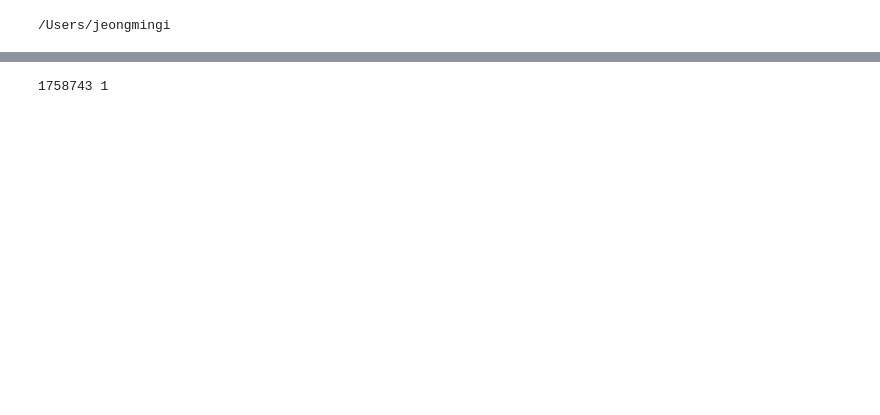
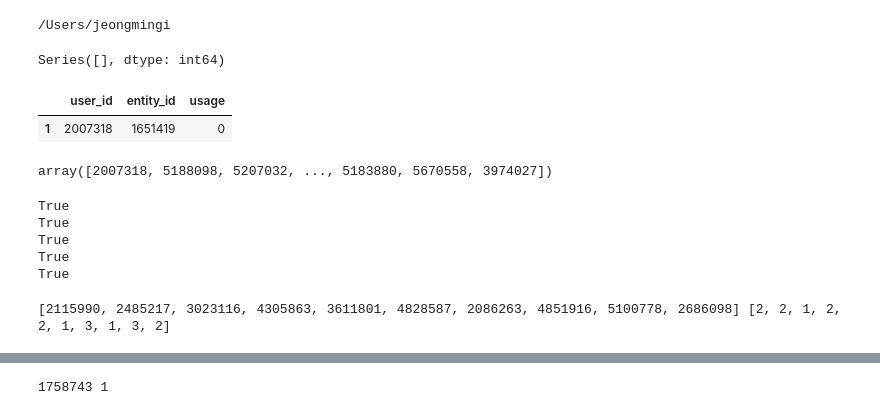
Before and after one commit to Kugi/sw_maestro_data_mining, a Jupyter notebook: Min/2Profiling/user_age_Profiled_.ipynb, the cells around one changed output, grey strips where cells are left out. Drawn from its saved outputs; the diff is of its cells as text; code cells hidden in the pictures; blank space fills up the shorter version.

```diff
--- a/Min/2Profiling/user_age_Profiled_.ipynb
+++ b/Min/2Profiling/user_age_Profiled_.ipynb
@@ -16,2 +21,6 @@ EF_table = pickle.load(file('desktop/dataMining/pickles/entityid_featureid.pkl')
+# %%
+uapp_[uapp_['entity_id'] == 2].usage
+# %% [output]
+Series([], dtype: int64)
 # %%
 def what_ages(i):
@@ -51,13 +74,37 @@ def what_ages(i):
 ####### from Profiled_, gender를 먼저 수행한다고 가정하면 uapp이아닌 'profied_gender'와 같은
 ####### gender가 결정된 정보에 연령대(ages)를 추가할 것이다.
 
-uapp_ = uapp[['user_id', 'entity_id']]
+uapp_ = uapp[['user_id', 'entity_id', 'usage']]
 user_id_ = uapp_['user_id'].unique()
+# %%
+t = uapp_[uapp_['user_id'] == 2007318].ix[uapp_['entity_id']==1651419]
+
+t
+# %% [output]
+|  | user_id | entity_id | usage |
+| 1 | 2007318 | 1651419 | 0 |
+# %%
+user_id_
+# %% [output]
+array([2007318, 5188098, 5207032, ..., 5183880, 5670558, 3974027])
+# %%
+for i in [2073576, 3307436, 2271780, 3168552, 2390517]:
+    print (i in user_id_)
+# %% [output]
+True
+True
+True
+True
+True
 # %%
 user = []
 ages = []
-user_id__ = user_id_[:5]
+user_id__ = user_id_[10:20]
+
 for i in user_id__:
     temp1, temp2 = what_ages(i)
     user.append(temp1)
     ages.append(temp2)
+print user, ages
+# %% [output]
+[2115990, 2485217, 3023116, 4305863, 3611801, 4828587, 2086263, 4851916, 5100778, 2686098] [2, 2, 1, 2, 2, 1, 3, 1, 3, 2]
```
Also changed, not shown: parts of 19 cells of this notebook, 10 other files.
